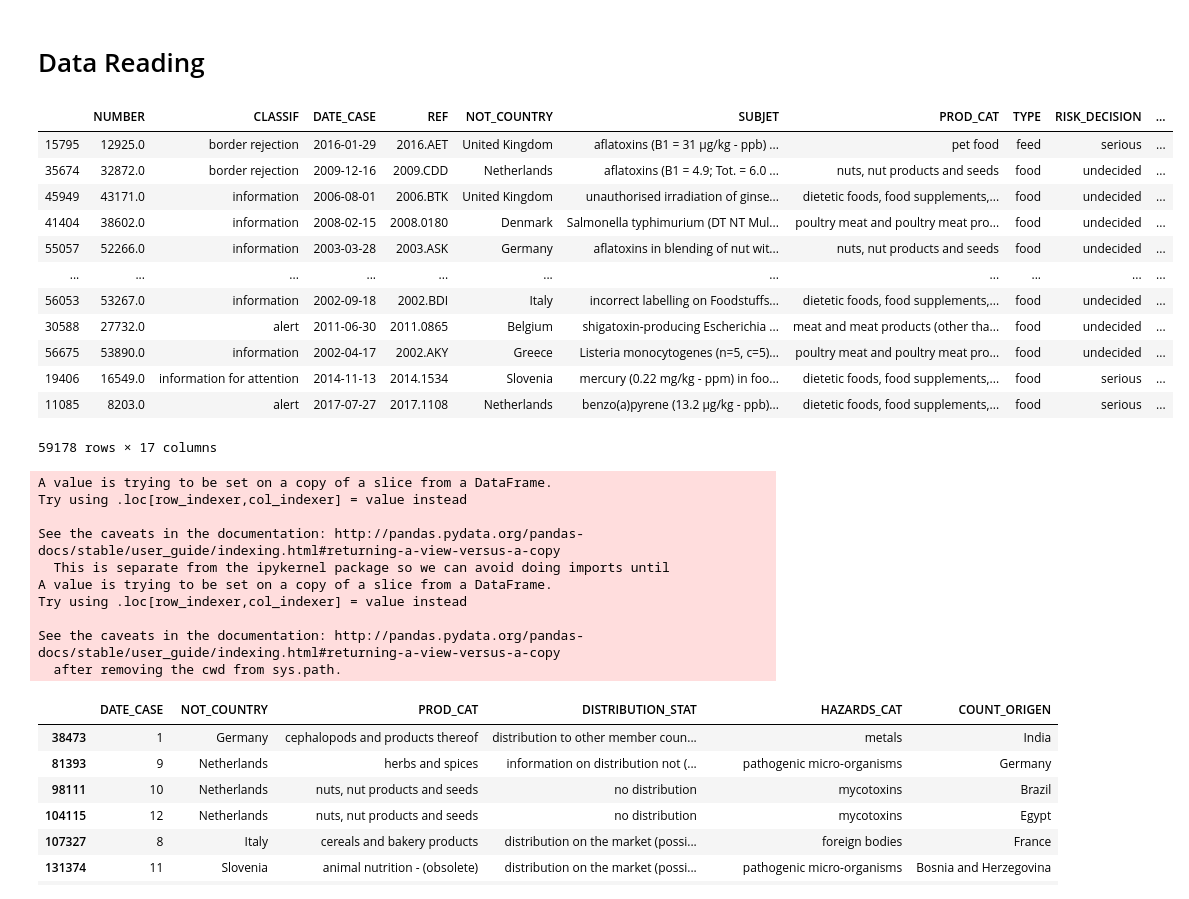
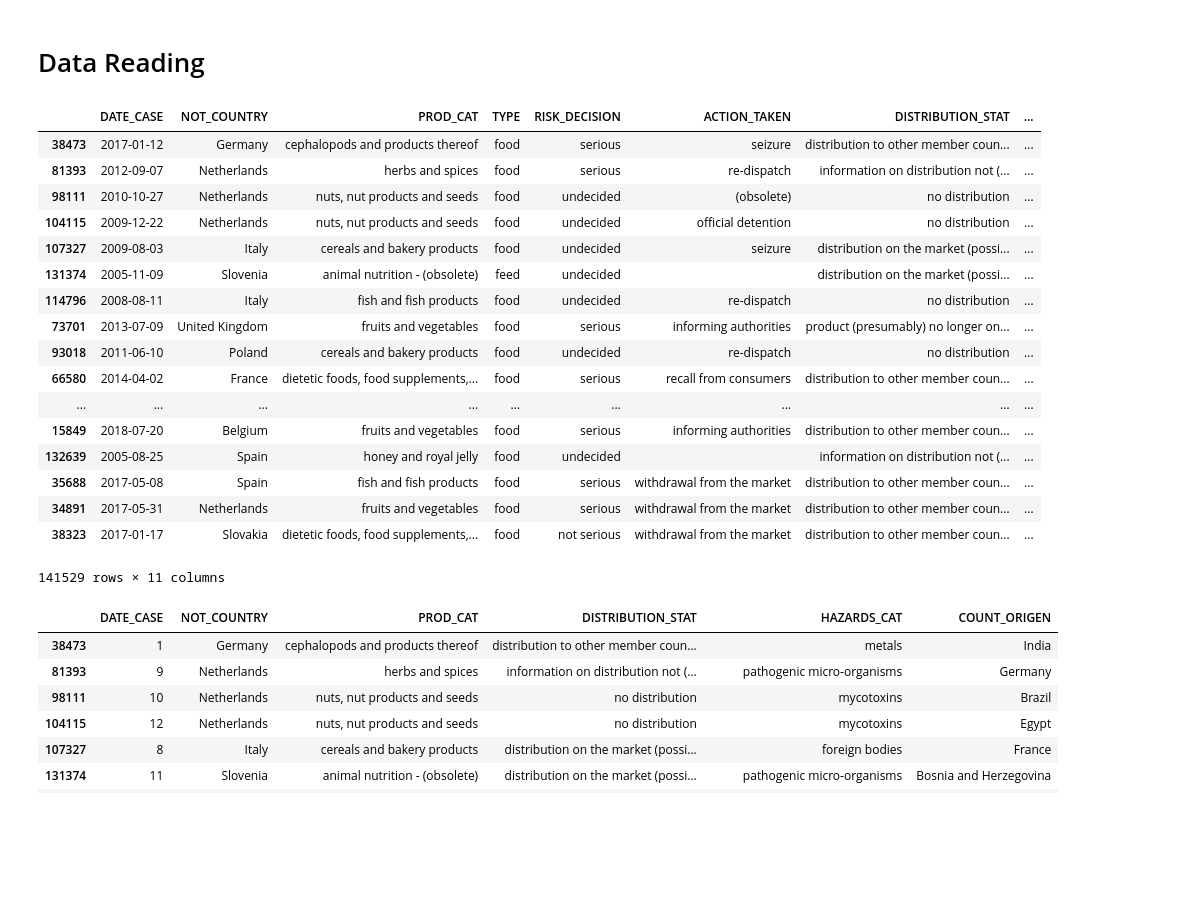
Before and after one commit to ufvceiec/RASFF-predictions-dashboard, a Jupyter notebook: Models/Baselines/Coding_tests.ipynb, the cells around one changed output. Drawn from its saved outputs; the diff is of its cells as text; code cells hidden in the pictures; blank space fills up the shorter version.

```diff
--- a/Models/Baselines/Coding_tests.ipynb
+++ b/Models/Baselines/Coding_tests.ipynb
@@ -32,43 +30,37 @@ from sklearn.feature_extraction import FeatureHasher
 # %% [markdown]
 # Data Reading
 # %%
-data = pd.read_csv('./../../full_RASFF_DATA.csv', sep=';',
+data = pd.read_csv('C:/Users/Ceiec04/Desktop/Prediccion_Alertas_Alimentarias/Datasets/splited_RASFF_DATA_16092019.csv', sep=';',
                 header=0, index_col = 0)
 data ['DATE_CASE'] = data ['DATE_CASE'].astype(str)
 data ['HAZARDS_CAT'] = data ['HAZARDS_CAT'].astype(str)
 data = data.sample(frac = 1)
 df = data
 df
 # %% [output]
-|  | NUMBER | CLASSIF | DATE_CASE | REF | NOT_COUNTRY | SUBJET | PROD_CAT | TYPE | RISK_DECISION | ... |
-| 15795 | 12925.0 | border rejection | 2016-01-29 | 2016.AET | United Kingdom | aflatoxins (B1 = 31 µg/kg - ppb) ... | pet food | feed | serious | ... |
-| 35674 | 32872.0 | border rejection | 2009-12-16 | 2009.CDD | Netherlands | aflatoxins (B1 = 4.9; Tot. = 6.0 ... | nuts, nut products and seeds | food | undecided | ... |
-| 45949 | 43171.0 | information | 2006-08-01 | 2006.BTK | United Kingdom | unauthorised irradiation of ginse... | dietetic foods, food supplements,... | food | undecided | ... |
-| 41404 | 38602.0 | information | 2008-02-15 | 2008.0180 | Denmark | Salmonella typhimurium (DT NT Mul... | poultry meat and poultry meat pro... | food | undecided | ... |
-| 55057 | 52266.0 | information | 2003-03-28 | 2003.ASK | Germany | aflatoxins in blending of nut wit... | nuts, nut products and seeds | food | undecided | ... |
-| ... | ... | ... | ... | ... | ... | ... | ... | ... | ... | ... |
-| 56053 | 53267.0 | information | 2002-09-18 | 2002.BDI | Italy | incorrect labelling on Foodstuffs... | dietetic foods, food supplements,... | food | undecided | ... |
-| 30588 | 27732.0 | alert | 2011-06-30 | 2011.0865 | Belgium | shigatoxin-producing Escherichia ... | meat and meat products (other tha... | food | undecided | ... |
-| 56675 | 53890.0 | information | 2002-04-17 | 2002.AKY | Greece | Listeria monocytogenes (n=5, c=5)... | poultry meat and poultry meat pro... | food | undecided | ... |
-| 19406 | 16549.0 | information for attention | 2014-11-13 | 2014.1534 | Slovenia | mercury (0.22 mg/kg - ppm) in foo... | dietetic foods, food supplements,... | food | serious | ... |
-| 11085 | 8203.0 | alert | 2017-07-27 | 2017.1108 | Netherlands | benzo(a)pyrene (13.2 µg/kg - ppb)... | dietetic foods, food supplements,... | food | serious | ... |
+|  | DATE_CASE | NOT_COUNTRY | PROD_CAT | TYPE | RISK_DECISION | ACTION_TAKEN | DISTRIBUTION_STAT | ... |
+| 38473 | 2017-01-12 | Germany | cephalopods and products thereof | food | serious | seizure | distribution to other member coun... | ... |
+| 81393 | 2012-09-07 | Netherlands | herbs and spices | food | serious | re-dispatch | information on distribution not (... | ... |
+| 98111 | 2010-10-27 | Netherlands | nuts, nut products and seeds | food | undecided | (obsolete) | no distribution | ... |
+| 104115 | 2009-12-22 | Netherlands | nuts, nut products and seeds | food | undecided | official detention | no distribution | ... |
+| 107327 | 2009-08-03 | Italy | cereals and bakery products | food | undecided | seizure | distribution on the market (possi... | ... |
+| 131374 | 2005-11-09 | Slovenia | animal nutrition - (obsolete) | feed | undecided |  | distribution on the market (possi... | ... |
+| 114796 | 2008-08-11 | Italy | fish and fish products | food | undecided | re-dispatch | no distribution | ... |
+| 73701 | 2013-07-09 | United Kingdom | fruits and vegetables | food | serious | informing authorities | product (presumably) no longer on... | ... |
+| 93018 | 2011-06-10 | Poland | cereals and bakery products | food | undecided | re-dispatch | no distribution | ... |
+| 66580 | 2014-04-02 | France | dietetic foods, food supplements,... | food | serious | recall from consumers | distribution to other member coun... | ... |
+| ... | ... | ... | ... | ... | ... | ... | ... | ... |
+| 15849 | 2018-07-20 | Belgium | fruits and vegetables | food | serious | informing authorities | distribution to other member coun... | ... |
+| 132639 | 2005-08-25 | Spain | honey and royal jelly | food | undecided |  | information on distribution not (... | ... |
+| 35688 | 2017-05-08 | Spain | fish and fish products | food | serious | withdrawal from the market | distribution to other member coun... | ... |
+| 34891 | 2017-05-31 | Netherlands | fruits and vegetables | food | serious | withdrawal from the market | distribution to other member coun... | ... |
+| 38323 | 2017-01-17 | Slovakia | dietetic foods, food supplements,... | food | not serious | withdrawal from the market | distribution to other member coun... | ... |
-59178 rows × 17 columns
+141529 rows × 11 columns
 # %%
 mask = (df['DATE_CASE'] >= '2004-01-01') & (df['DATE_CASE'] <= '2018-12-31')
 df = df.loc[mask]
 df['DATE_CASE'] =pd.to_datetime(df.DATE_CASE)
 df['DATE_CASE'] = df.DATE_CASE.dt.month
-# %% [output]
-A value is trying to be set on a copy of a slice from a DataFrame.
-Try using .loc[row_indexer,col_indexer] = value instead
-
-See the caveats in the documentation: http://pandas.pydata.org/pandas-docs/stable/user_guide/indexing.html#returning-a-view-versus-a-copy
-  This is separate from the ipykernel package so we can avoid doing imports until
-A value is trying to be set on a copy of a slice from a DataFrame.
-Try using .loc[row_indexer,col_indexer] = value instead
-
-See the caveats in the documentation: http://pandas.pydata.org/pandas-docs/stable/user_guide/indexing.html#returning-a-view-versus-a-copy
-  after removing the cwd from sys.path.
 # %%
 features = [0,1,2,6,7,8]
 target = [5]
```
Also changed, not shown: parts of 1 cell of this notebook, 12 other files.
